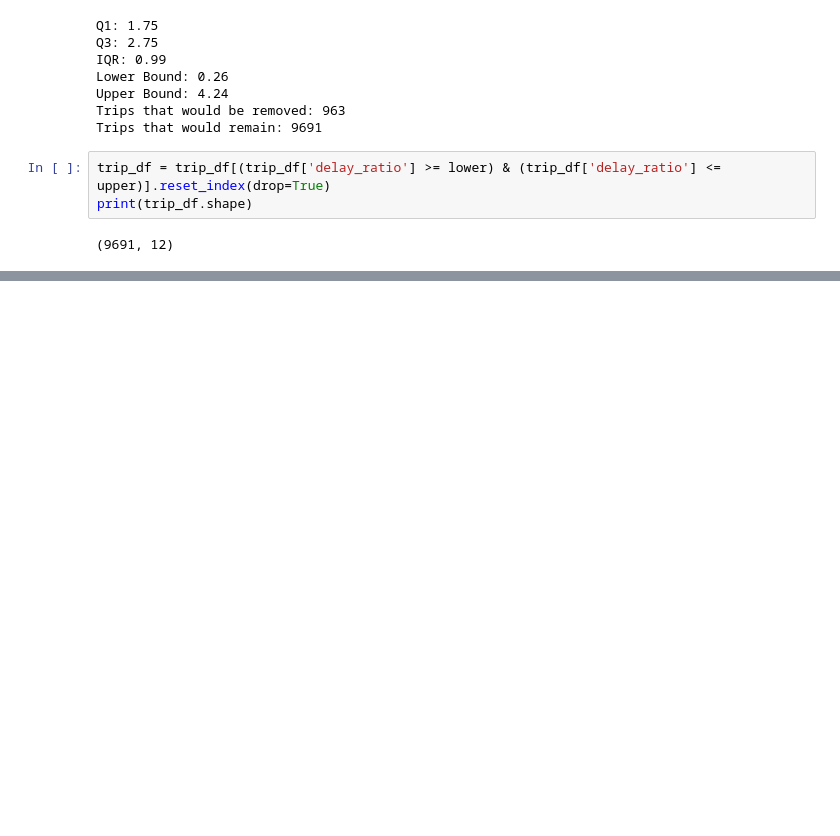
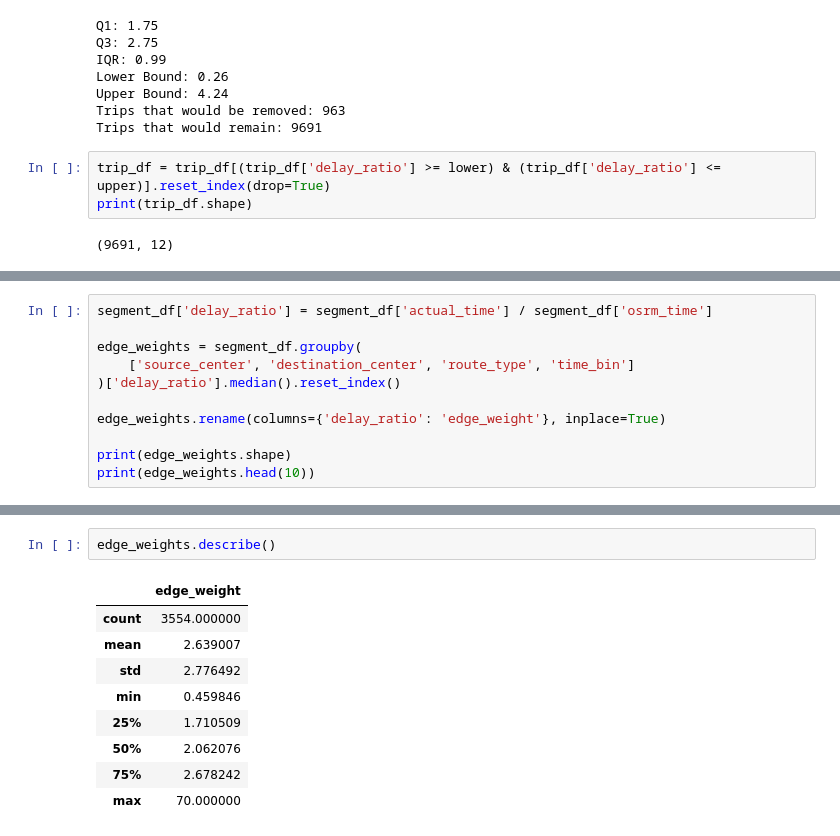
Before and after one commit to PrakharJha4121/eta_prediction_gnn, a Jupyter notebook: notebooks/01_feature_engineering.ipynb, the cells around one changed output, grey strips where cells are left out. Saved outputs shown, nothing was run; the diff lists cells and outputs as text; blank space fills up the shorter version.

```diff
--- a/notebooks/feature_engineering.ipynb
+++ b/notebooks/01_feature_engineering.ipynb
@@ -319,0 +332,11 @@ print(trip_df.shape)
+# %%
+segment_df['delay_ratio'] = segment_df['actual_time'] / segment_df['osrm_time']
+
+edge_weights = segment_df.groupby(
+    ['source_center', 'destination_center', 'route_type', 'time_bin']
+)['delay_ratio'].median().reset_index()
+
+edge_weights.rename(columns={'delay_ratio': 'edge_weight'}, inplace=True)
+
+print(edge_weights.shape)
+print(edge_weights.head(10))
@@ -319,0 +356,12 @@ print(trip_df.shape)
+# %%
+edge_weights.describe()
+# %% [output]
+|  | edge_weight |
+| count | 3554.000000 |
+| mean | 2.639007 |
+| std | 2.776492 |
+| min | 0.459846 |
+| 25% | 1.710509 |
+| 50% | 2.062076 |
+| 75% | 2.678242 |
+| max | 70.000000 |
```
Also changed, not shown: parts of 5 cells of this notebook, 7 other files.
